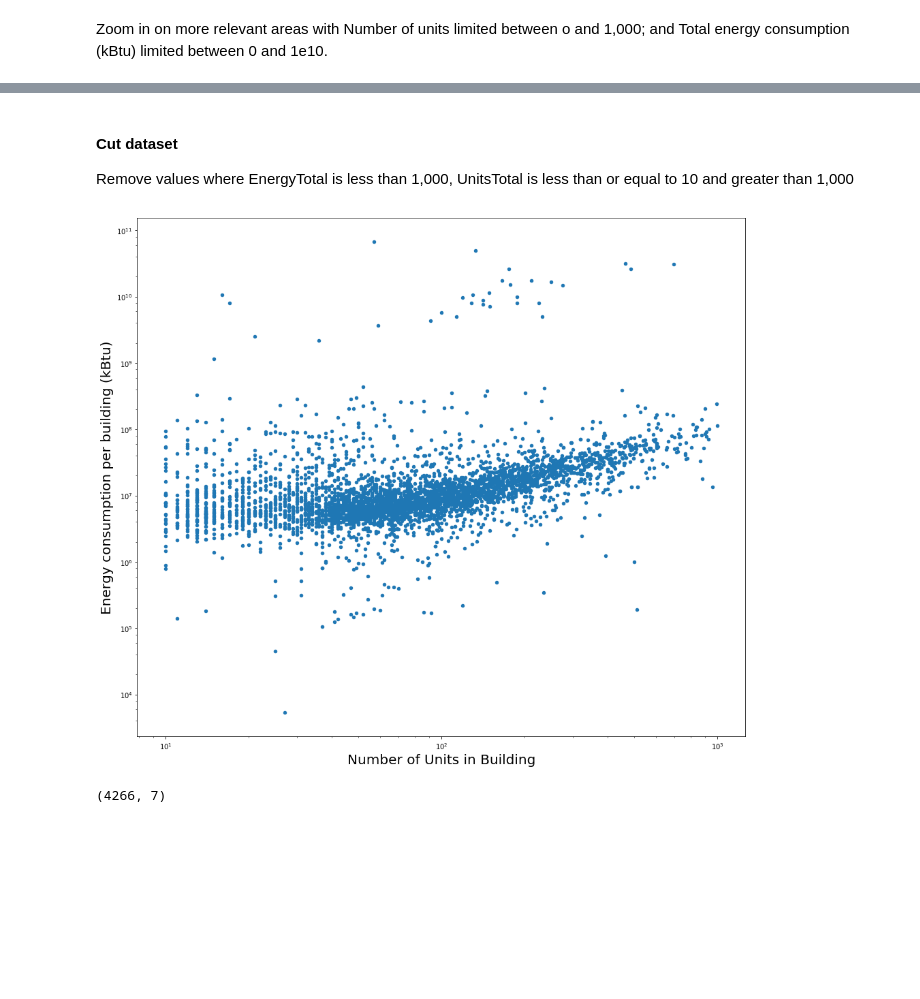
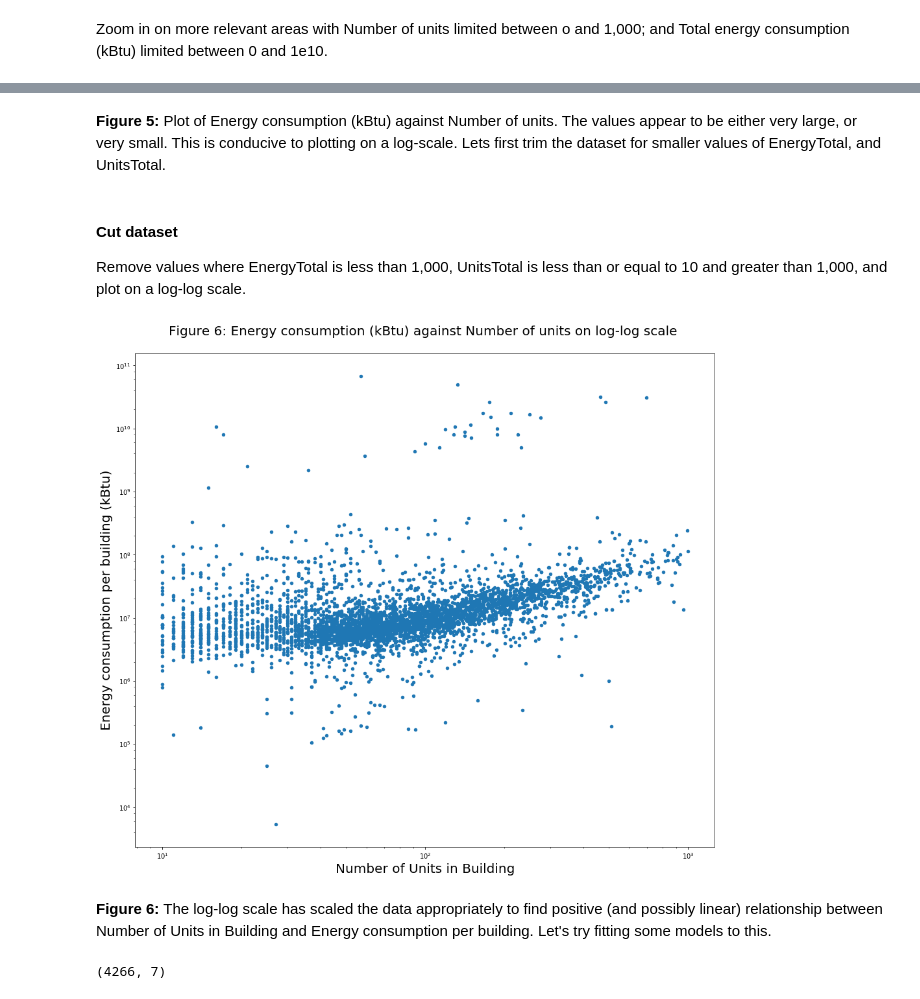
Before and after one commit to jkastelan/PUI2017_jlk635, a Jupyter notebook: HW6_jlk635/Assignment1_jlk635.ipynb, the cells around one changed output, grey strips where cells are left out. Drawn from its saved outputs; the diff is of its cells as text; code cells hidden in the pictures; blank space fills up the shorter version.

```diff
--- a/HW6_jlk635/Assignment1_jlk635.ipynb
+++ b/HW6_jlk635/Assignment1_jlk635.ipynb
@@ -239,19 +241,24 @@ ax.grid();
+# %% [markdown]
+**Figure 5:** Plot of Energy consumption (kBtu) against Number of units. The values appear to be either very large, or very small. This is conducive to plotting on a log-scale. Lets first trim the dataset for smaller values of EnergyTotal, and UnitsTotal.
 # %% [markdown]
 #### Cut dataset
 
-Remove values where EnergyTotal is less than 1,000, UnitsTotal is less than  or equal to 10 and greater than 1,000
+Remove values where EnergyTotal is less than 1,000, UnitsTotal is less than  or equal to 10 and greater than 1,000, and plot on a log-log scale.
 # %%
 
 
 bblnrgdataCut = bblnrgdata[(bblnrgdata.EnergyTotal > 1000) & (bblnrgdata.UnitsTotal>=10) &
                            (bblnrgdata.UnitsTotal<1000)]
 
 ax = bblnrgdataCut.plot(kind='scatter', y='EnergyTotal', x='UnitsTotal',
                    marker='o',  figsize=(16, 14), loglog=True)
 yl = ax.set_xlabel("Number of Units in Building", fontsize=20)
 xl = ax.set_ylabel("Energy consumption per building (kBtu)", fontsize=20)
+pl.title("Figure 6: Energy consumption (kBtu) against Number of units on log-log scale \n", fontsize=20);
 # %% [output]
-[figure, old version]
+[figure, new version]
+# %% [markdown]
+**Figure 6:** The log-log scale has scaled the data appropriately to find positive (and possibly linear) relationship between Number of Units in Building and Energy consumption per building. Let's try fitting some models to this.
 # %%
 bblnrgdataCut.shape
 # %% [output]
```
Also changed, not shown: parts of 31 cells of this notebook, 1 other file.
